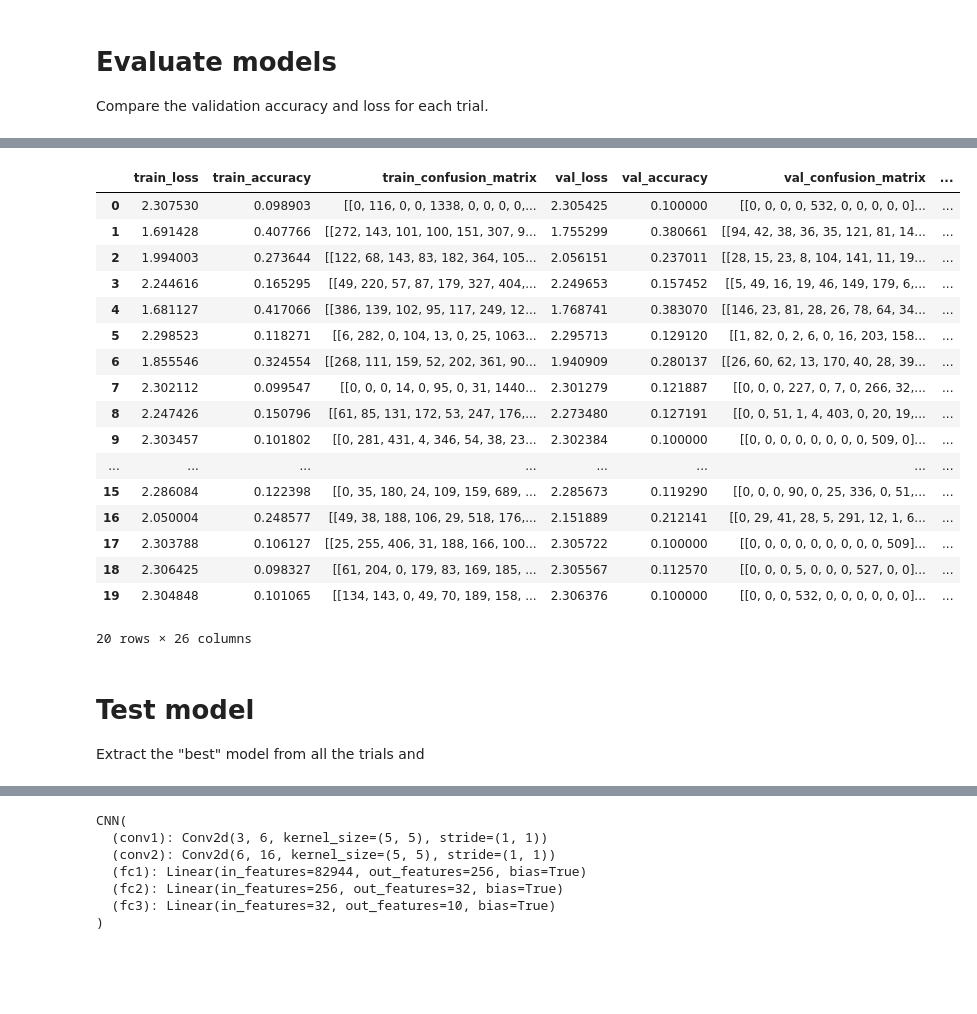
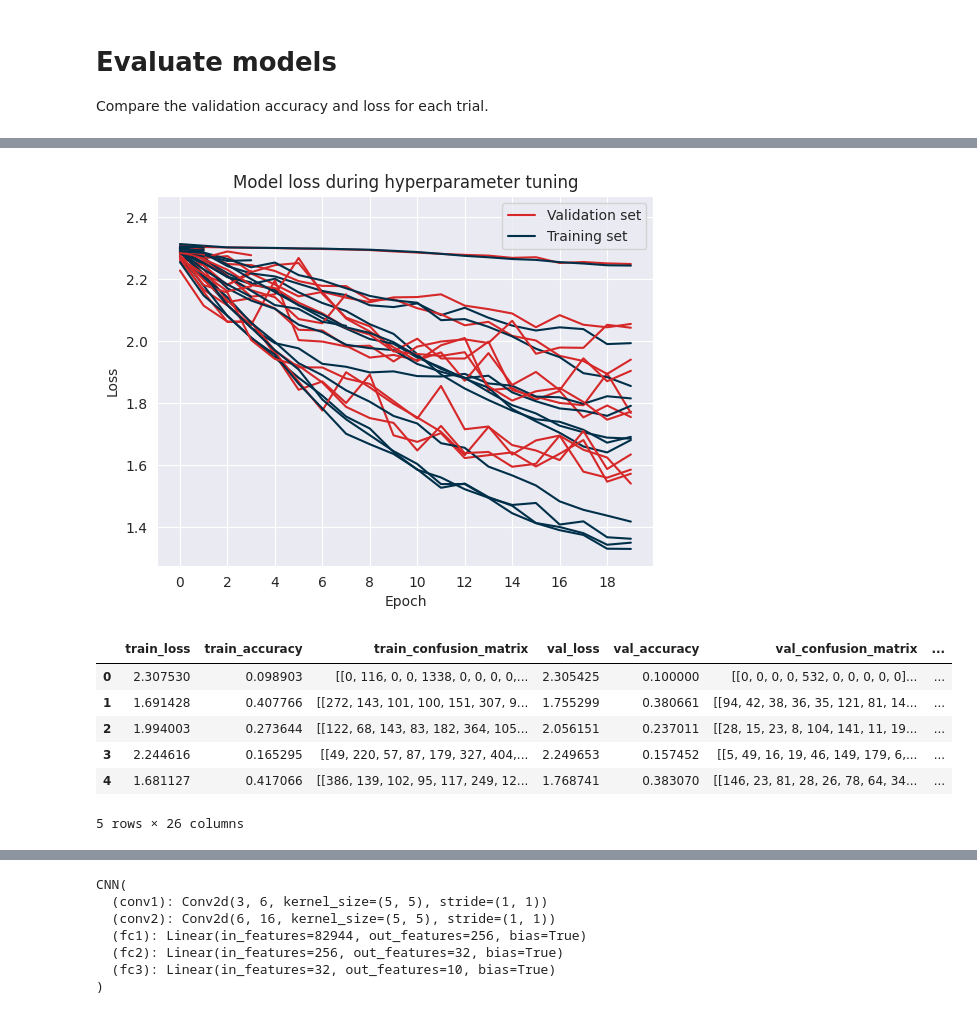
Before and after one commit to gmadigan/image-classification_animals, a Jupyter notebook: notebooks/02_cnn-model-training-evaluation.ipynb, the cells around one changed output, grey strips where cells are left out. Cells and saved outputs as stored; diff of their text form; code cells hidden in the pictures; blank space fills up the shorter version.

Commit message:
Finalized testing and evaluation plots, import from kaggle

```diff
--- a/notebooks/02_cnn-model-training-evaluation.ipynb
+++ b/notebooks/02_cnn-model-training-evaluation.ipynb
@@ -764,28 +780,36 @@ NameError: name 'results' is not defined
+# %%
+ax = None
+for i, df in enumerate(results_dfs.values()):
+    if i == 0:
+        ax = df['val_loss'].plot(
+            title='Model loss during hyperparameter tuning',
+            label='Validation set',
+            color=my_palette[0],
+            ax=ax
+        )
+        ax = df['train_loss'].plot(label='Training set', color=my_palette[1], ax=ax)
+    else:
+        ax = df['val_loss'].plot(label='_nolegend_', color=my_palette[0], ax=ax)
+        ax = df['train_loss'].plot(label='_nolegend_', color=my_palette[1], ax=ax)
+
+# Clean up x- and y-axes and add legend
+ax.set_ylabel('Loss')
+ax.set_xlabel('Epoch')
+plt.locator_params(axis='x', nbins=19)
+plt.legend()
+plt.savefig(os.path.join(FIGURE_PATH,'tune-trials-loss-all.pdf'), bbox_inches='tight');
+# %% [output]
+[figure, added]
 # %%
 experiment_path = '/kaggle/working/models'
 result_grid = Tuner.restore(experiment_path, trainable=train_fn).get_results()
-df_results = result_grid.get_dataframe()
-df_results.head(20)
+df_trial_results = result_grid.get_dataframe()
+df_trial_results.head()
 # %% [output]
 |  | train_loss | train_accuracy | train_confusion_matrix | val_loss | val_accuracy | val_confusion_matrix | ... |
 | 0 | 2.307530 | 0.098903 | [[0, 116, 0, 0, 1338, 0, 0, 0, 0,... | 2.305425 | 0.100000 | [[0, 0, 0, 0, 532, 0, 0, 0, 0, 0]... | ... |
 | 1 | 1.691428 | 0.407766 | [[272, 143, 101, 100, 151, 307, 9... | 1.755299 | 0.380661 | [[94, 42, 38, 36, 35, 121, 81, 14... | ... |
 | 2 | 1.994003 | 0.273644 | [[122, 68, 143, 83, 182, 364, 105... | 2.056151 | 0.237011 | [[28, 15, 23, 8, 104, 141, 11, 19... | ... |
 | 3 | 2.244616 | 0.165295 | [[49, 220, 57, 87, 179, 327, 404,... | 2.249653 | 0.157452 | [[5, 49, 16, 19, 46, 149, 179, 6,... | ... |
 | 4 | 1.681127 | 0.417066 | [[386, 139, 102, 95, 117, 249, 12... | 1.768741 | 0.383070 | [[146, 23, 81, 28, 26, 78, 64, 34... | ... |
-| 5 | 2.298523 | 0.118271 | [[6, 282, 0, 104, 13, 0, 25, 1063... | 2.295713 | 0.129120 | [[1, 82, 0, 2, 6, 0, 16, 203, 158... | ... |
-| 6 | 1.855546 | 0.324554 | [[268, 111, 159, 52, 202, 361, 90... | 1.940909 | 0.280137 | [[26, 60, 62, 13, 170, 40, 28, 39... | ... |
-| 7 | 2.302112 | 0.099547 | [[0, 0, 0, 14, 0, 95, 0, 31, 1440... | 2.301279 | 0.121887 | [[0, 0, 0, 227, 0, 7, 0, 266, 32,... | ... |
-| 8 | 2.247426 | 0.150796 | [[61, 85, 131, 172, 53, 247, 176,... | 2.273480 | 0.127191 | [[0, 0, 51, 1, 4, 403, 0, 20, 19,... | ... |
-| 9 | 2.303457 | 0.101802 | [[0, 281, 431, 4, 346, 54, 38, 23... | 2.302384 | 0.100000 | [[0, 0, 0, 0, 0, 0, 0, 0, 509, 0]... | ... |
-| ... | ... | ... | ... | ... | ... | ... | ... |
-| 15 | 2.286084 | 0.122398 | [[0, 35, 180, 24, 109, 159, 689, ... | 2.285673 | 0.119290 | [[0, 0, 0, 90, 0, 25, 336, 0, 51,... | ... |
-| 16 | 2.050004 | 0.248577 | [[49, 38, 188, 106, 29, 518, 176,... | 2.151889 | 0.212141 | [[0, 29, 41, 28, 5, 291, 12, 1, 6... | ... |
-| 17 | 2.303788 | 0.106127 | [[25, 255, 406, 31, 188, 166, 100... | 2.305722 | 0.100000 | [[0, 0, 0, 0, 0, 0, 0, 0, 0, 509]... | ... |
-| 18 | 2.306425 | 0.098327 | [[61, 204, 0, 179, 83, 169, 185, ... | 2.305567 | 0.112570 | [[0, 0, 0, 5, 0, 0, 0, 527, 0, 0]... | ... |
-| 19 | 2.304848 | 0.101065 | [[134, 143, 0, 49, 70, 189, 158, ... | 2.306376 | 0.100000 | [[0, 0, 0, 532, 0, 0, 0, 0, 0, 0]... | ... |
-20 rows × 26 columns
+5 rows × 26 columns
-# %% [markdown]
-# Test model
-
-Extract the "best" model from all the trials and
```
Also changed, not shown: parts of 12 cells of this notebook.
